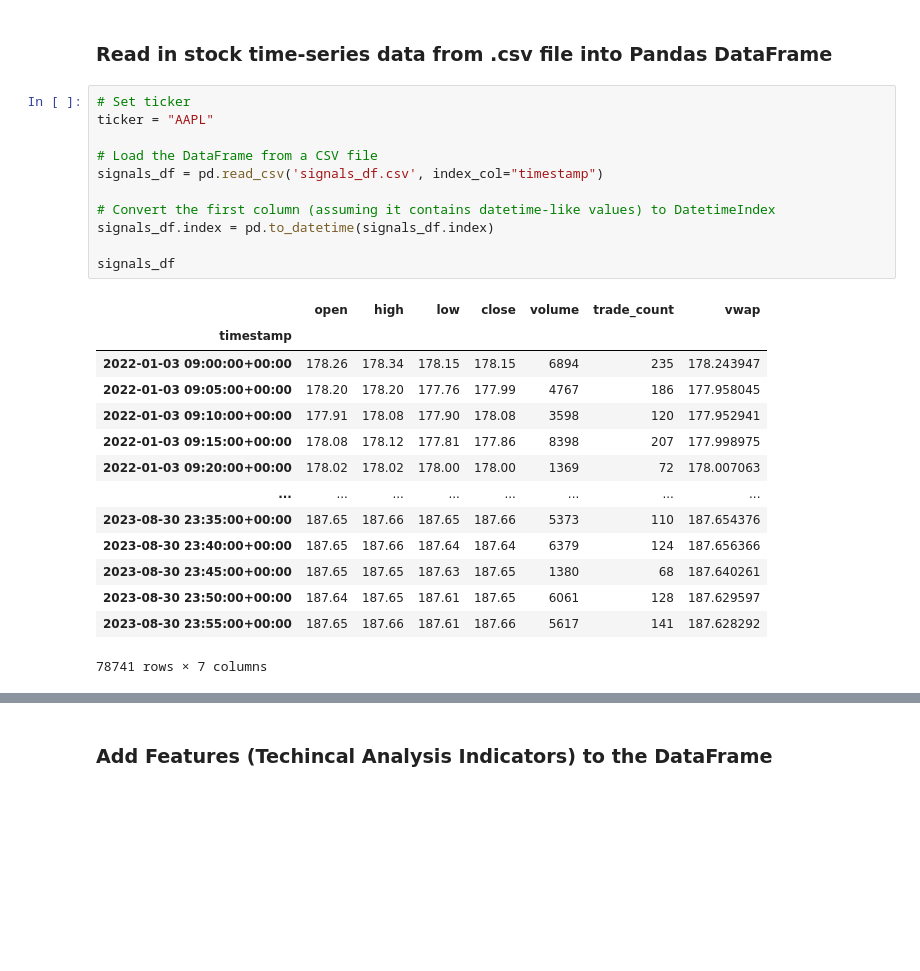
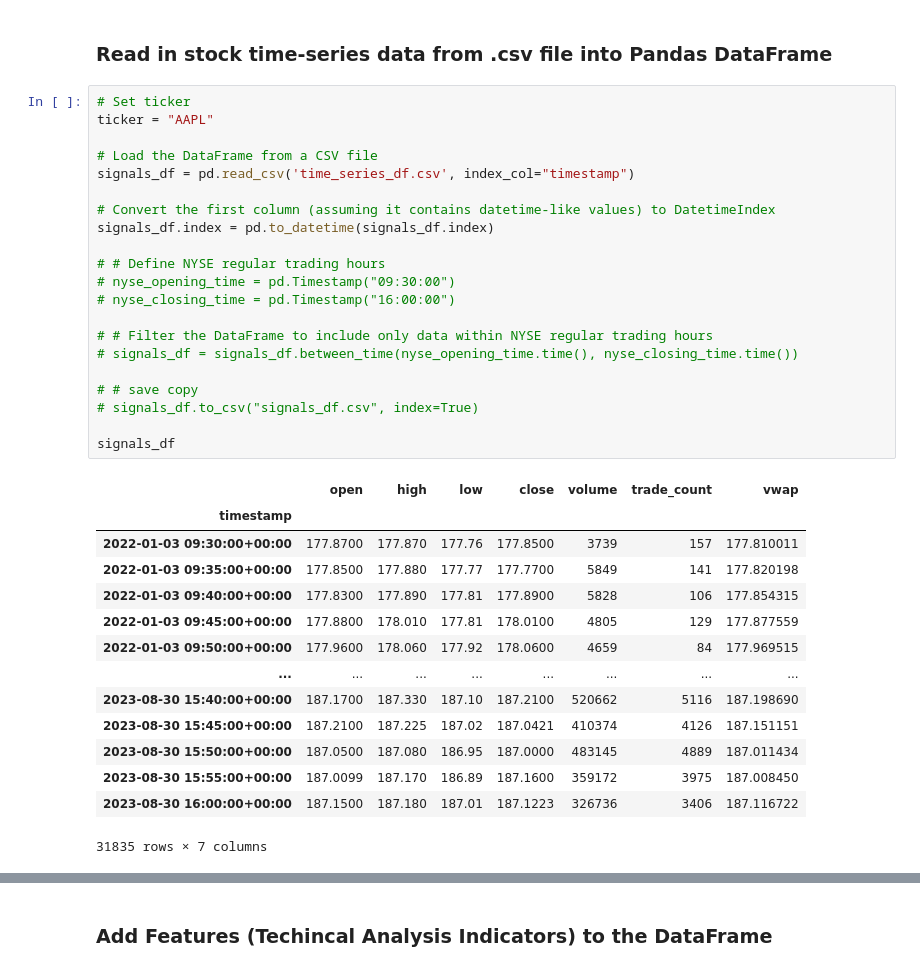
Before and after one commit to CincoCoding/Hyperspace-ML-Optimizer, a Jupyter notebook: notebook/HyperspaceMLOptimizer.ipynb, the cells around one changed output, grey strips where cells are left out. Drawn from its saved outputs; the diff is of its cells as text; blank space fills up the shorter version.

Commit message:
nyse hours only

```diff
--- a/notebook/HyperspaceMLOptimizer.ipynb
+++ b/notebook/HyperspaceMLOptimizer.ipynb
@@ -56,29 +56,39 @@ from imblearn.under_sampling import RandomUnderSampler
 # %%
 # Set ticker
 ticker = "AAPL"
 
 # Load the DataFrame from a CSV file
-signals_df = pd.read_csv('signals_df.csv', index_col="timestamp")
+signals_df = pd.read_csv('time_series_df.csv', index_col="timestamp")
 
 # Convert the first column (assuming it contains datetime-like values) to DatetimeIndex
 signals_df.index = pd.to_datetime(signals_df.index)
 
+# # Define NYSE regular trading hours
+# nyse_opening_time = pd.Timestamp("09:30:00")
+# nyse_closing_time = pd.Timestamp("16:00:00")
+
+# # Filter the DataFrame to include only data within NYSE regular trading hours
+# signals_df = signals_df.between_time(nyse_opening_time.time(), nyse_closing_time.time())
+
+# # save copy
+# signals_df.to_csv("signals_df.csv", index=True)
+
 signals_df
 # %% [output]
 |  | open | high | low | close | volume | trade_count | vwap |
 | timestamp |  |  |  |  |  |  |  |
-| 2022-01-03 09:00:00+00:00 | 178.26 | 178.34 | 178.15 | 178.15 | 6894 | 235 | 178.243947 |
-| 2022-01-03 09:05:00+00:00 | 178.20 | 178.20 | 177.76 | 177.99 | 4767 | 186 | 177.958045 |
-| 2022-01-03 09:10:00+00:00 | 177.91 | 178.08 | 177.90 | 178.08 | 3598 | 120 | 177.952941 |
-| 2022-01-03 09:15:00+00:00 | 178.08 | 178.12 | 177.81 | 177.86 | 8398 | 207 | 177.998975 |
-| 2022-01-03 09:20:00+00:00 | 178.02 | 178.02 | 178.00 | 178.00 | 1369 | 72 | 178.007063 |
+| 2022-01-03 09:30:00+00:00 | 177.8700 | 177.870 | 177.76 | 177.8500 | 3739 | 157 | 177.810011 |
+| 2022-01-03 09:35:00+00:00 | 177.8500 | 177.880 | 177.77 | 177.7700 | 5849 | 141 | 177.820198 |
+| 2022-01-03 09:40:00+00:00 | 177.8300 | 177.890 | 177.81 | 177.8900 | 5828 | 106 | 177.854315 |
+| 2022-01-03 09:45:00+00:00 | 177.8800 | 178.010 | 177.81 | 178.0100 | 4805 | 129 | 177.877559 |
+| 2022-01-03 09:50:00+00:00 | 177.9600 | 178.060 | 177.92 | 178.0600 | 4659 | 84 | 177.969515 |
 | ... | ... | ... | ... | ... | ... | ... | ... |
-| 2023-08-30 23:35:00+00:00 | 187.65 | 187.66 | 187.65 | 187.66 | 5373 | 110 | 187.654376 |
-| 2023-08-30 23:40:00+00:00 | 187.65 | 187.66 | 187.64 | 187.64 | 6379 | 124 | 187.656366 |
-| 2023-08-30 23:45:00+00:00 | 187.65 | 187.65 | 187.63 | 187.65 | 1380 | 68 | 187.640261 |
-| 2023-08-30 23:50:00+00:00 | 187.64 | 187.65 | 187.61 | 187.65 | 6061 | 128 | 187.629597 |
-| 2023-08-30 23:55:00+00:00 | 187.65 | 187.66 | 187.61 | 187.66 | 5617 | 141 | 187.628292 |
+| 2023-08-30 15:40:00+00:00 | 187.1700 | 187.330 | 187.10 | 187.2100 | 520662 | 5116 | 187.198690 |
+| 2023-08-30 15:45:00+00:00 | 187.2100 | 187.225 | 187.02 | 187.0421 | 410374 | 4126 | 187.151151 |
+| 2023-08-30 15:50:00+00:00 | 187.0500 | 187.080 | 186.95 | 187.0000 | 483145 | 4889 | 187.011434 |
+| 2023-08-30 15:55:00+00:00 | 187.0099 | 187.170 | 186.89 | 187.1600 | 359172 | 3975 | 187.008450 |
+| 2023-08-30 16:00:00+00:00 | 187.1500 | 187.180 | 187.01 | 187.1223 | 326736 | 3406 | 187.116722 |
-78741 rows × 7 columns
+31835 rows × 7 columns
 # %%
 # plot closing prices
 signals_df['close'].plot(title=f'{ticker} Closing Prices', xlabel="Timestamp", ylabel='Closing Price')
```
Also changed, not shown: parts of 17 cells of this notebook, 6 other files.
